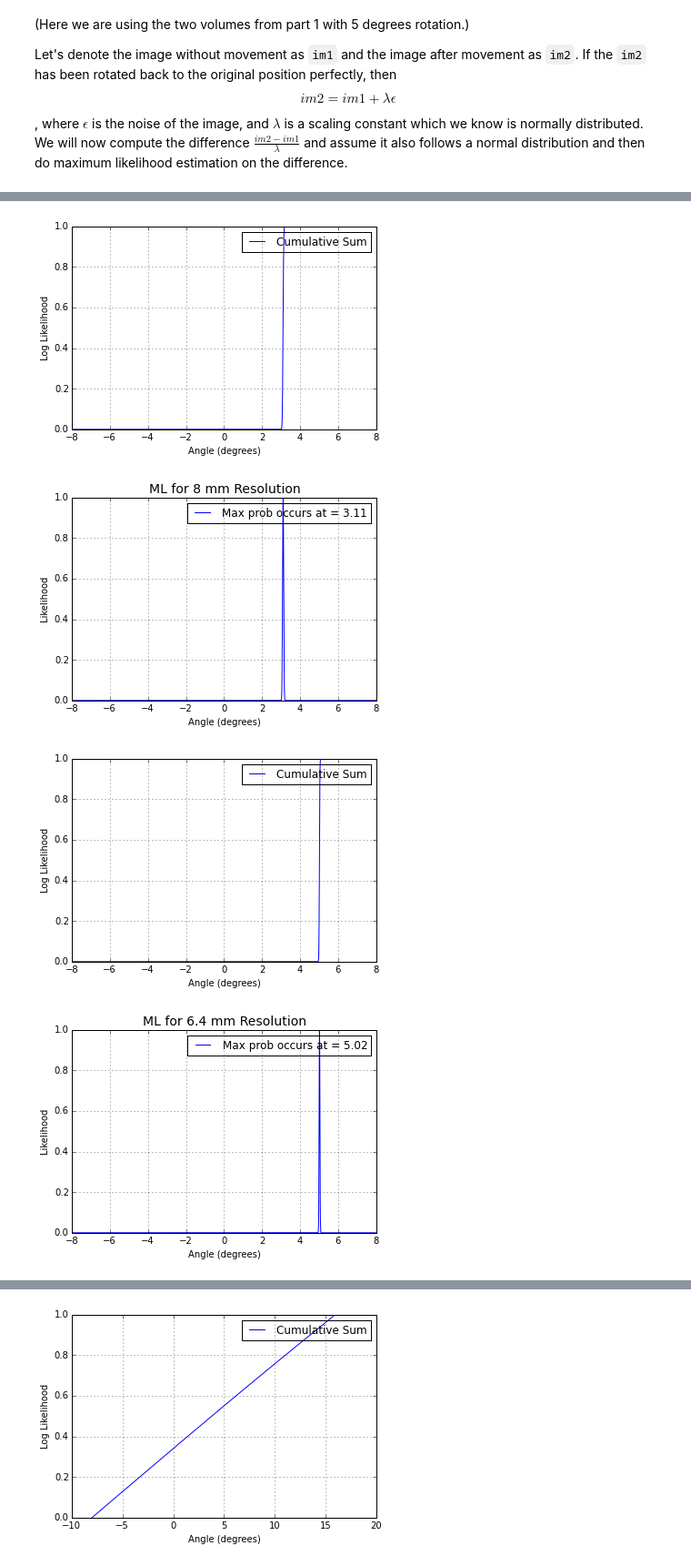
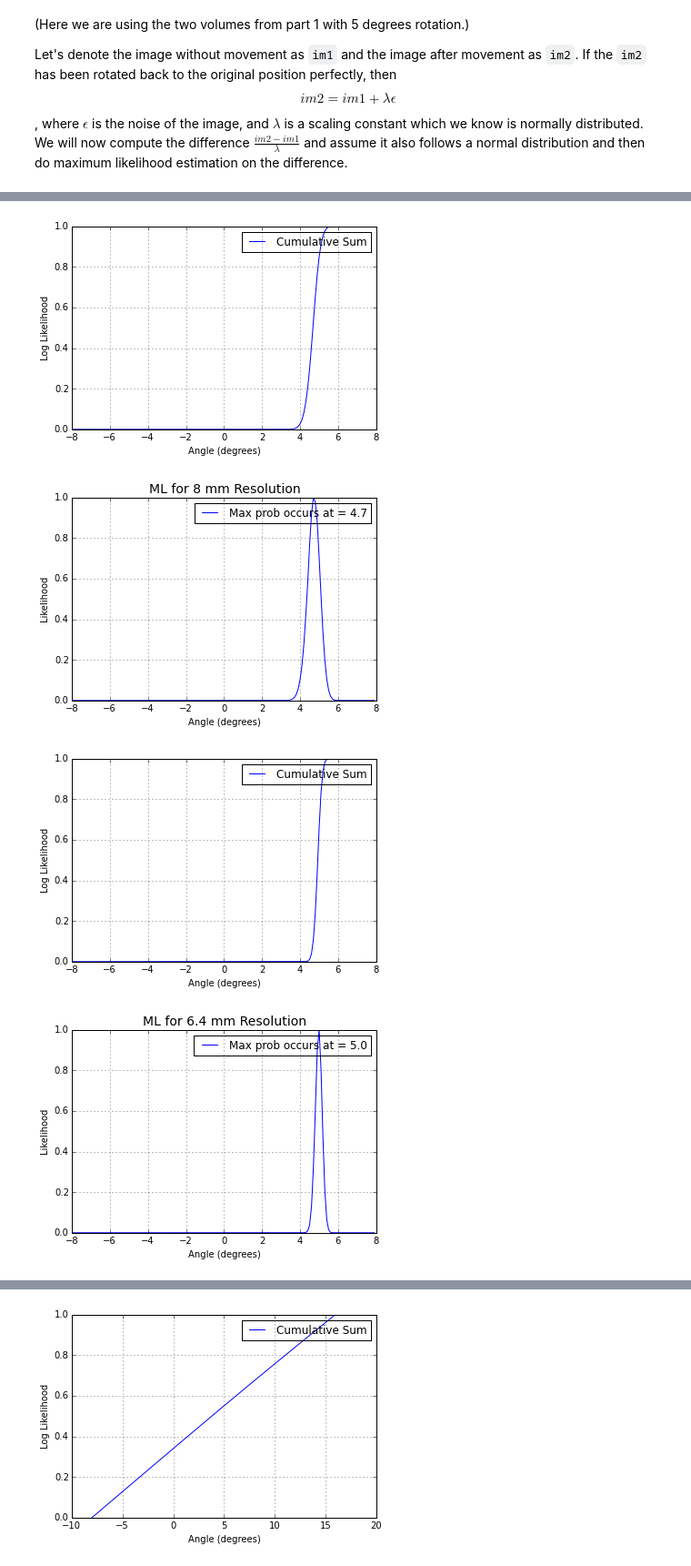
Before and after one commit to zyzdiana/AC297r-Volume-Registration, a Jupyter notebook: Multiple_Resolutions.ipynb, the cells around one changed output, grey strips where cells are left out. Shown at 91% size. Cells and saved outputs as stored; diff of their text form; code cells hidden in the pictures.

```diff
--- a/Multiple_Resolutions.ipynb
+++ b/Multiple_Resolutions.ipynb
@@ -170,22 +170,22 @@ for idx,th in enumerate(thetas):
     R = rotation_matrix_zyx(0,th,0)
 
     new_vol2 = transform(list_6_4mm[k], R, t)
-    std = np.std(2.*(new_vol2-list_6_4mm[0])/(new_vol2+list_6_4mm[0]))
-    ax[0][idx].hist(((new_vol2-list_6_4mm[0])/(new_vol2+list_6_4mm[0])).ravel(),
+    std = np.std(10.*(new_vol2-list_6_4mm[0])/np.sqrt(new_vol2+list_6_4mm[0]))
+    ax[0][idx].hist(((new_vol2-list_6_4mm[0])/np.sqrt(new_vol2+list_6_4mm[0])).ravel(),
                     bins=100, alpha = 0.6, normed=True, label='std = %.3f'%std)
     ax[0][idx].set_title('6.4mm Res Vol2 rotated %s degrees' % -th)
     ax[0][idx].legend()
 
     new_vol2 = transform(list_8mm[k], R, t)
-    std = np.std(2.*(new_vol2-list_8mm[0])/(new_vol2+list_8mm[0]))
-    ax[1][idx].hist(((new_vol2-list_8mm[0])/(new_vol2+list_8mm[0])).ravel(),
+    std = np.std(10.*(new_vol2-list_8mm[0])/np.sqrt(new_vol2+list_8mm[0]))
+    ax[1][idx].hist(((new_vol2-list_8mm[0])/np.sqrt(new_vol2+list_8mm[0])).ravel(),
                     bins=100, alpha = 0.6, normed=True, label='std = %.3f'%std)
     ax[1][idx].set_title('8mm Res Vol2 rotated %s degrees' % -th)
     ax[1][idx].legend()
 
     new_vol2 = transform(list_10mm[k], R, t)
-    std = np.std(2.*(new_vol2-list_10mm[0])/(new_vol2+list_10mm[0]))
-    ax[2][idx].hist(((new_vol2-list_10mm[0])/(new_vol2+list_10mm[0])).ravel(),
+    std = np.std(10.*(new_vol2-list_10mm[0])/np.sqrt(new_vol2+list_10mm[0]))
+    ax[2][idx].hist(((new_vol2-list_10mm[0])/np.sqrt(new_vol2+list_10mm[0])).ravel(),
                     bins=100, alpha = 0.6, normed=True, label='std = %.3f'%std)
     ax[2][idx].set_title('10mm Res Vol2 rotated %s degrees' % -th)
     ax[2][idx].legend()
@@ -221,7 +221,7 @@ def Maximum_Likelihood(vol1, vol2, thetas, t, sig, axis, arg):
         if(axis == 2):
             R = rotation_matrix_zyx(0,0,th)
         new_vol2 = transform(vol2, R, t)
-        prob[idx] = np.sum(scipy.stats.norm.logpdf((2*(new_vol2-vol1)/(new_vol2+vol1)).ravel(),loc = 0,scale=sig))
+        prob[idx] = np.sum(scipy.stats.norm.logpdf((2*(new_vol2-vol1)/np.sqrt(abs(new_vol2)+abs(vol1))).ravel(),loc = 0,scale=sig))
         #prob[idx] = np.sum(scipy.stats.norm.logpdf((new_vol2-vol1).ravel(),loc = 0,scale=sig))
     cumsum = np.cumsum(np.exp(prob-np.max(prob)))
     cumsum = cumsum/cumsum[-1]
@@ -242,20 +242,21 @@ def Maximum_Likelihood(vol1, vol2, thetas, t, sig, axis, arg):
     return prob
 
 def calc_CI(prob):
-    #cumsum = np.cumsum(np.exp(prob-np.max(prob)))
-    #cumsum = cumsum/cumsum[-1]
+    cumsum = np.cumsum(np.exp(prob-np.max(prob)))
+    cumsum = cumsum/cumsum[-1]
     #cumsum = np.exp(prob-np.max(prob))
-    cumsum = np.cumsum(prob)
-    CI_95 = np.percentile(prob,[2.5,97.5])
-    return [np.min(thetas[prob < CI_95[1]]),np.max(thetas[prob > CI_95[0]])]
+    #cumsum = np.cumsum(prob)
+    #CI_95 = np.percentile(cumsum,[2.5,97.5])
+    #print CI_95
+    return [np.max(thetas[cumsum < 0.025]),np.min(thetas[cumsum > 0.975])]
 # %%
-thetas = np.arange(-8,8,0.01)
+thetas = np.arange(-8,8,0.1)
 t = np.zeros([3])
-prob_8 = Maximum_Likelihood(list_8mm[0],list_8mm[1],thetas, t, 0.25, 0, '8')
-prob_6_4 = Maximum_Likelihood(list_6_4mm[0],list_6_4mm[1],thetas, t, 0.25, 0, '6.4')
-prob_10 = Maximum_Likelihood(list_10mm[0],list_10mm[1],thetas, t, 0.25, 0,'10')
+prob_8 = Maximum_Likelihood(list_8mm[0],list_8mm[1],thetas, t, .07, 0, '8')
+prob_6_4 = Maximum_Likelihood(list_6_4mm[0],list_6_4mm[1],thetas, t, .07, 0, '6.4')
+prob_10 = Maximum_Likelihood(list_10mm[0],list_10mm[1],thetas, t, .07, 0,'10')
 # %% [output]
-[figure, old version]
+[figure, new version]
-[figure, old version]
+[figure, new version]
-[figure, old version]
+[figure, new version]
-[figure, old version]
+[figure, new version]
```
Also changed, not shown: parts of 7 cells of this notebook, 2 other files.
